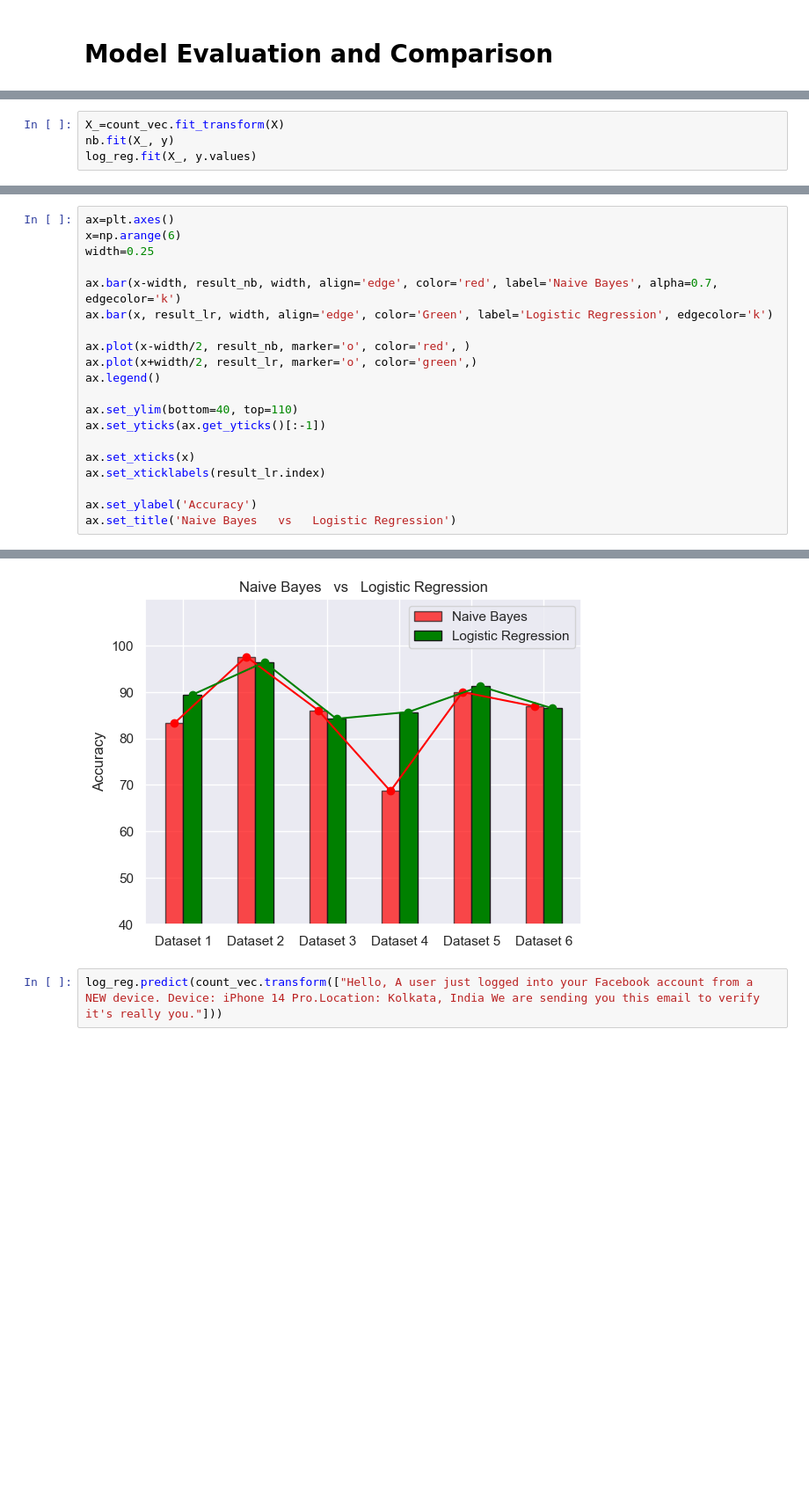
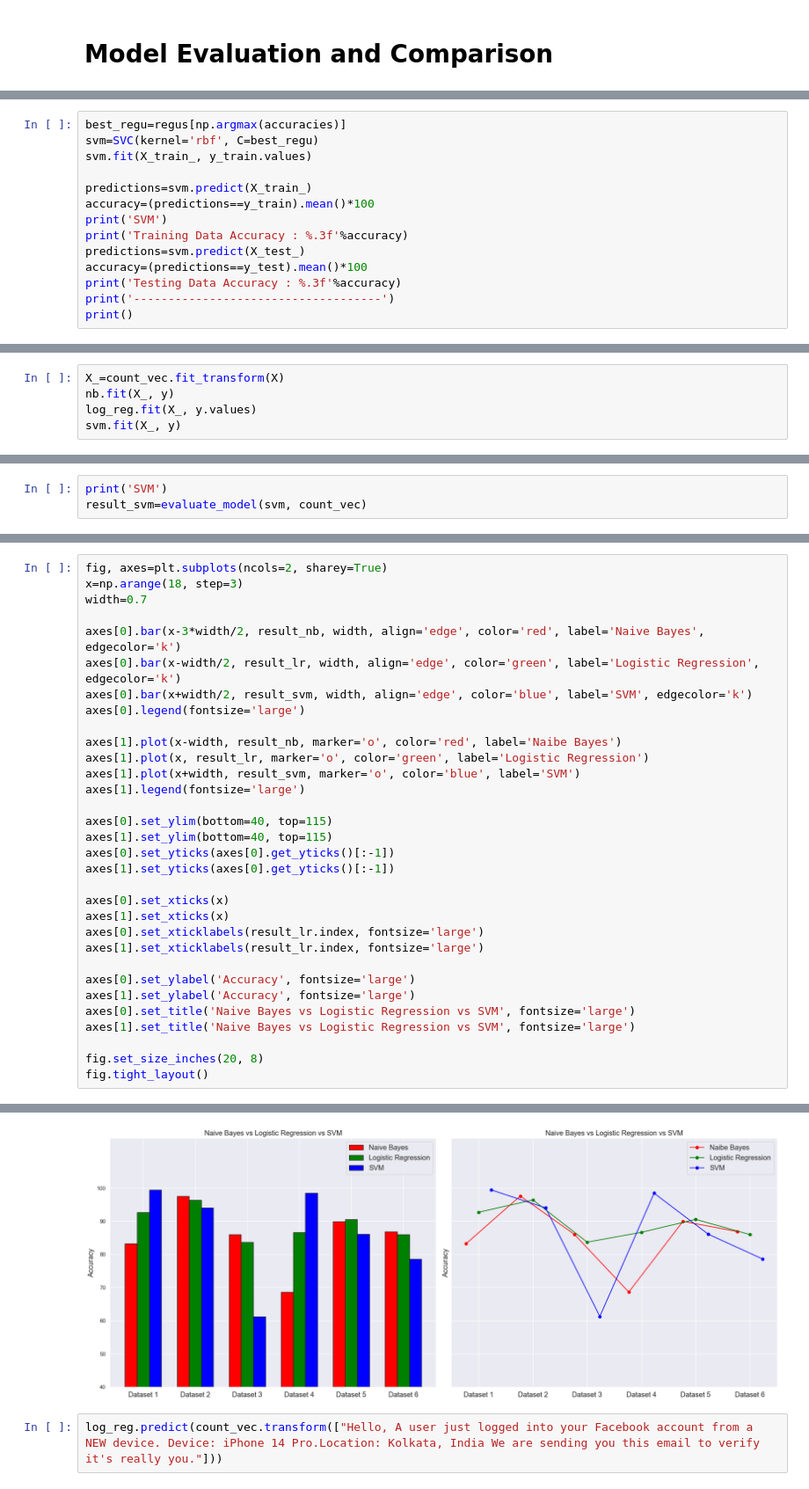
Before and after one commit to seg-fault123/ml, a Jupyter notebook: assignment2/working.ipynb, the cells around one changed output, grey strips where cells are left out. Shown at 88% size. Cells and saved outputs as stored; diff of their text form; blank space fills up the shorter version.

Commit message:
added svm with visualizations

```diff
--- a/assignment2/working.ipynb
+++ b/assignment2/working.ipynb
@@ -292,0 +306,14 @@ Testing Data Accuracy : 88.869
+# %%
+best_regu=regus[np.argmax(accuracies)]
+svm=SVC(kernel='rbf', C=best_regu)
+svm.fit(X_train_, y_train.values)
+
+predictions=svm.predict(X_train_)
+accuracy=(predictions==y_train).mean()*100
+print('SVM')
+print('Training Data Accuracy : %.3f'%accuracy)
+predictions=svm.predict(X_test_)
+accuracy=(predictions==y_test).mean()*100
+print('Testing Data Accuracy : %.3f'%accuracy)
+print('------------------------------------')
+print()
@@ -294,4 +326,5 @@ Testing Data Accuracy : 88.869
 X_=count_vec.fit_transform(X)
 nb.fit(X_, y)
 log_reg.fit(X_, y.values)
+svm.fit(X_, y)
 # %% [output]
@@ -338,3 +371,6 @@ Logistic Regression
         Spam % : 47.300
         Size : 193850
 -------
+# %%
+print('SVM')
+result_svm=evaluate_model(svm, count_vec)
@@ -341,21 +395,33 @@ Logistic Regression
 # %%
-ax=plt.axes()
-x=np.arange(6)
-width=0.25
+fig, axes=plt.subplots(ncols=2, sharey=True)
+x=np.arange(18, step=3)
+width=0.7
 
-ax.bar(x-width, result_nb, width, align='edge', color='red', label='Naive Bayes', alpha=0.7, edgecolor='k')
-ax.bar(x, result_lr, width, align='edge', color='Green', label='Logistic Regression', edgecolor='k')
+axes[0].bar(x-3*width/2, result_nb, width, align='edge', color='red', label='Naive Bayes', edgecolor='k')
+axes[0].bar(x-width/2, result_lr, width, align='edge', color='green', label='Logistic Regression', edgecolor='k')
+axes[0].bar(x+width/2, result_svm, width, align='edge', color='blue', label='SVM', edgecolor='k')
+axes[0].legend(fontsize='large')
 
-ax.plot(x-width/2, result_nb, marker='o', color='red', )
-ax.plot(x+width/2, result_lr, marker='o', color='green',)
-ax.legend()
+axes[1].plot(x-width, result_nb, marker='o', color='red', label='Naibe Bayes')
+axes[1].plot(x, result_lr, marker='o', color='green', label='Logistic Regression')
+axes[1].plot(x+width, result_svm, marker='o', color='blue', label='SVM')
+axes[1].legend(fontsize='large')
 
-ax.set_ylim(bottom=40, top=110)
-ax.set_yticks(ax.get_yticks()[:-1])
+axes[0].set_ylim(bottom=40, top=115)
+axes[1].set_ylim(bottom=40, top=115)
+axes[0].set_yticks(axes[0].get_yticks()[:-1])
+axes[1].set_yticks(axes[0].get_yticks()[:-1])
 
-ax.set_xticks(x)
-ax.set_xticklabels(result_lr.index)
+axes[0].set_xticks(x)
+axes[1].set_xticks(x)
+axes[0].set_xticklabels(result_lr.index, fontsize='large')
+axes[1].set_xticklabels(result_lr.index, fontsize='large')
 
-ax.set_ylabel('Accuracy')
-ax.set_title('Naive Bayes   vs   Logistic Regression')
+axes[0].set_ylabel('Accuracy', fontsize='large')
+axes[1].set_ylabel('Accuracy', fontsize='large')
+axes[0].set_title('Naive Bayes vs Logistic Regression vs SVM', fontsize='large')
+axes[1].set_title('Naive Bayes vs Logistic Regression vs SVM', fontsize='large')
+
+fig.set_size_inches(20, 8)
+fig.tight_layout()
 # %% [output]
@@ -363,4 +428,4 @@ Text(0.5, 1.0, 'Naive Bayes   vs   Logistic Regression')
-[figure, old version]
+[figure, new version]
 # %%
 log_reg.predict(count_vec.transform(["Hello, A user just logged into your Facebook account from a NEW device. Device: iPhone 14 Pro.Location: Kolkata, India We are sending you this email to verify it's really you."]))
 # %% [output]
```
Also changed, not shown: parts of 16 cells of this notebook, 15 other files.
